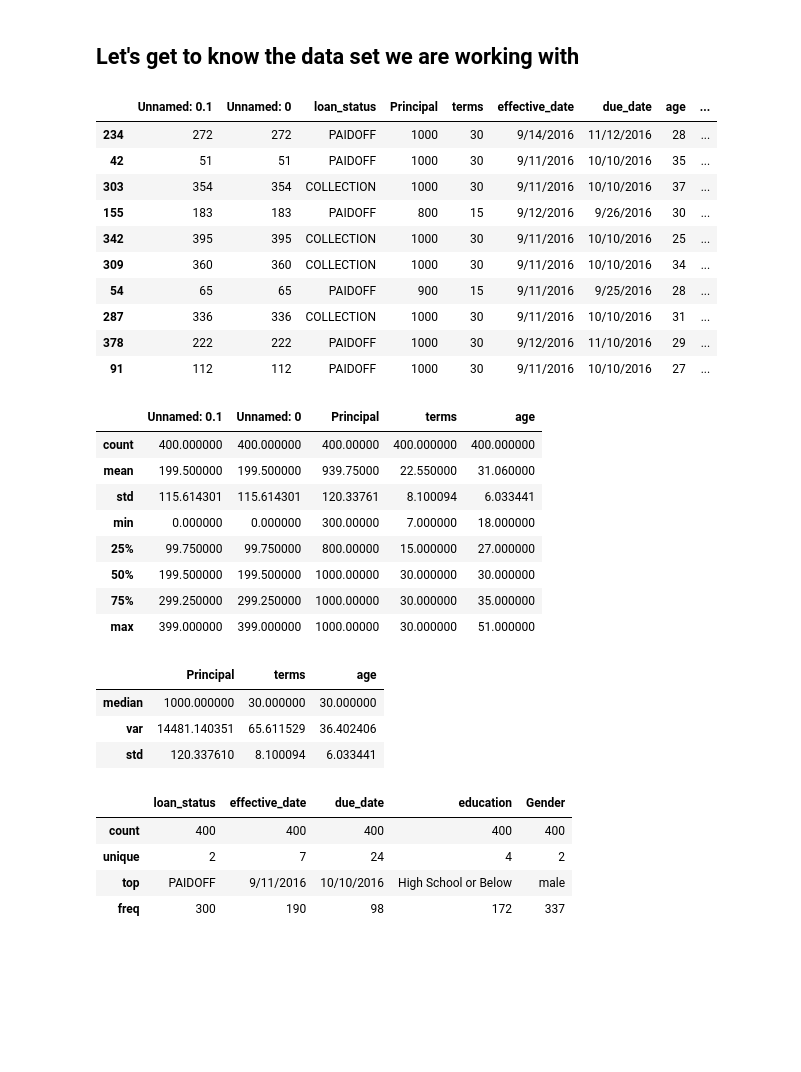
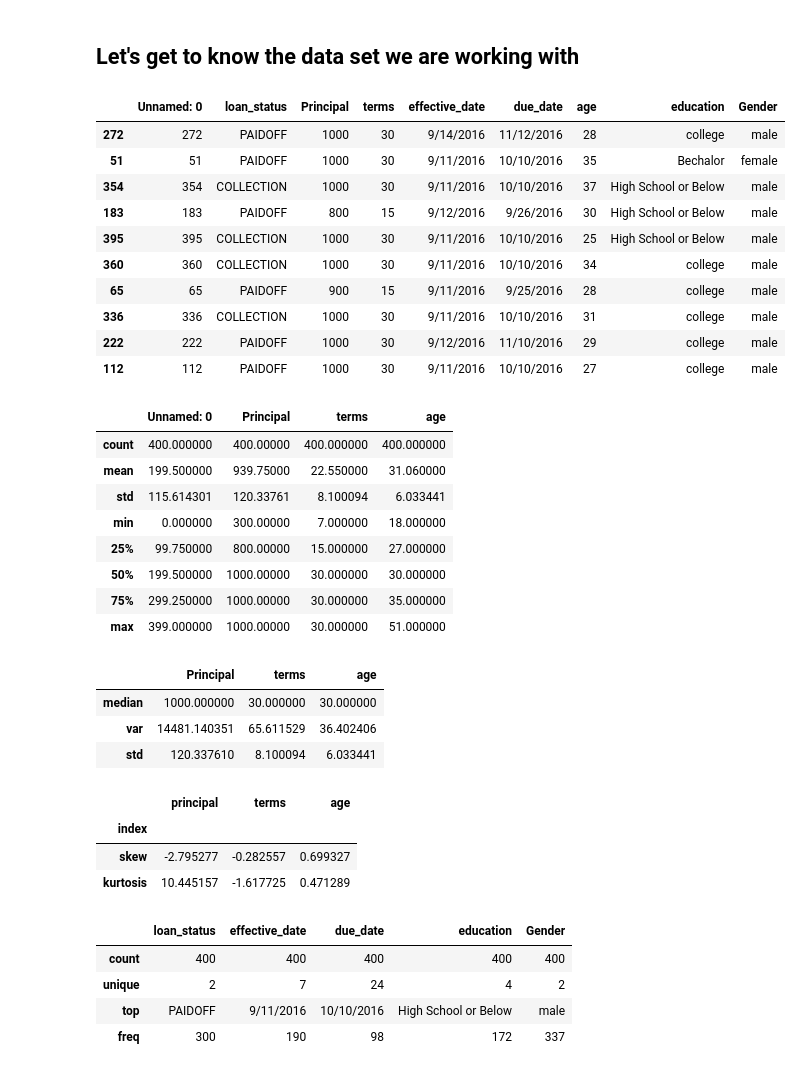
Before and after one commit to ThatPoter/Bank-Loan-Classifier, a Jupyter notebook: LoansStatusClassification(Balanced).ipynb, the cells around one changed output. Cells and saved outputs as stored; diff of their text form; code cells hidden in the pictures; blank space fills up the shorter version.

```diff
--- a/LoansStatusClassification(Balanced).ipynb
+++ b/LoansStatusClassification(Balanced).ipynb
@@ -10,38 +10,38 @@ import numpy as np
 # %% [markdown]
 ## Let's get to know the data set we are working with
 # %%
-# Set the seed for reproducible results
+# set the seed for reproducible results
 np.random.seed(123)
 
-# Set plot style
+# set plot style
 sns.set_style("darkgrid")
 
-# Load the data and get a sample of it
-df = pd.read_csv("loans.csv")
+# load the data and get a sample of it
+df = pd.read_csv("loans.csv", index_col=0)
 df.sample(10)
 # %% [output]
-|  | Unnamed: 0.1 | Unnamed: 0 | loan_status | Principal | terms | effective_date | due_date | age | ... |
-| 234 | 272 | 272 | PAIDOFF | 1000 | 30 | 9/14/2016 | 11/12/2016 | 28 | ... |
-| 42 | 51 | 51 | PAIDOFF | 1000 | 30 | 9/11/2016 | 10/10/2016 | 35 | ... |
-| 303 | 354 | 354 | COLLECTION | 1000 | 30 | 9/11/2016 | 10/10/2016 | 37 | ... |
-| 155 | 183 | 183 | PAIDOFF | 800 | 15 | 9/12/2016 | 9/26/2016 | 30 | ... |
-| 342 | 395 | 395 | COLLECTION | 1000 | 30 | 9/11/2016 | 10/10/2016 | 25 | ... |
-| 309 | 360 | 360 | COLLECTION | 1000 | 30 | 9/11/2016 | 10/10/2016 | 34 | ... |
-| 54 | 65 | 65 | PAIDOFF | 900 | 15 | 9/11/2016 | 9/25/2016 | 28 | ... |
-| 287 | 336 | 336 | COLLECTION | 1000 | 30 | 9/11/2016 | 10/10/2016 | 31 | ... |
-| 378 | 222 | 222 | PAIDOFF | 1000 | 30 | 9/12/2016 | 11/10/2016 | 29 | ... |
-| 91 | 112 | 112 | PAIDOFF | 1000 | 30 | 9/11/2016 | 10/10/2016 | 27 | ... |
+|  | Unnamed: 0 | loan_status | Principal | terms | effective_date | due_date | age | education | Gender |
+| 272 | 272 | PAIDOFF | 1000 | 30 | 9/14/2016 | 11/12/2016 | 28 | college | male |
+| 51 | 51 | PAIDOFF | 1000 | 30 | 9/11/2016 | 10/10/2016 | 35 | Bechalor | female |
+| 354 | 354 | COLLECTION | 1000 | 30 | 9/11/2016 | 10/10/2016 | 37 | High School or Below | male |
+| 183 | 183 | PAIDOFF | 800 | 15 | 9/12/2016 | 9/26/2016 | 30 | High School or Below | male |
+| 395 | 395 | COLLECTION | 1000 | 30 | 9/11/2016 | 10/10/2016 | 25 | High School or Below | male |
+| 360 | 360 | COLLECTION | 1000 | 30 | 9/11/2016 | 10/10/2016 | 34 | college | male |
+| 65 | 65 | PAIDOFF | 900 | 15 | 9/11/2016 | 9/25/2016 | 28 | college | male |
+| 336 | 336 | COLLECTION | 1000 | 30 | 9/11/2016 | 10/10/2016 | 31 | college | male |
+| 222 | 222 | PAIDOFF | 1000 | 30 | 9/12/2016 | 11/10/2016 | 29 | college | male |
+| 112 | 112 | PAIDOFF | 1000 | 30 | 9/11/2016 | 10/10/2016 | 27 | college | male |
 # %%
-# Let's check the summary statistics for numeric features
+# let's check the summary statistics for numeric features
 df.describe()
 # %% [output]
-|  | Unnamed: 0.1 | Unnamed: 0 | Principal | terms | age |
-| count | 400.000000 | 400.000000 | 400.00000 | 400.000000 | 400.000000 |
-| mean | 199.500000 | 199.500000 | 939.75000 | 22.550000 | 31.060000 |
-| std | 115.614301 | 115.614301 | 120.33761 | 8.100094 | 6.033441 |
-| min | 0.000000 | 0.000000 | 300.00000 | 7.000000 | 18.000000 |
-| 25% | 99.750000 | 99.750000 | 800.00000 | 15.000000 | 27.000000 |
-| 50% | 199.500000 | 199.500000 | 1000.00000 | 30.000000 | 30.000000 |
-| 75% | 299.250000 | 299.250000 | 1000.00000 | 30.000000 | 35.000000 |
-| max | 399.000000 | 399.000000 | 1000.00000 | 30.000000 | 51.000000 |
+|  | Unnamed: 0 | Principal | terms | age |
+| count | 400.000000 | 400.00000 | 400.000000 | 400.000000 |
+| mean | 199.500000 | 939.75000 | 22.550000 | 31.060000 |
+| std | 115.614301 | 120.33761 | 8.100094 | 6.033441 |
+| min | 0.000000 | 300.00000 | 7.000000 | 18.000000 |
+| 25% | 99.750000 | 800.00000 | 15.000000 | 27.000000 |
+| 50% | 199.500000 | 1000.00000 | 30.000000 | 30.000000 |
+| 75% | 299.250000 | 1000.00000 | 30.000000 | 35.000000 |
+| max | 399.000000 | 1000.00000 | 30.000000 | 51.000000 |
 # %%
@@ -63,4 +62,18 @@ df.drop(
 | median | 1000.000000 | 30.000000 | 30.000000 |
 | var | 14481.140351 | 65.611529 | 36.402406 |
 | std | 120.337610 | 8.100094 | 6.033441 |
+# %%
+# let's check the skewness and peak density of the data distribution
+skew_kurtosis = {
+    "index": ["skew", "kurtosis"],
+    "principal": [skew(df.Principal), kurtosis(df.Principal)],
+    "terms": [skew(df.terms), kurtosis(df.terms)],
+    "age": [skew(df.age), kurtosis(df.age)],
+}
+pd.DataFrame(skew_kurtosis).set_index("index")
+# %% [output]
+|  | principal | terms | age |
+| index |  |  |  |
+| skew | -2.795277 | -0.282557 | 0.699327 |
+| kurtosis | 10.445157 | -1.617725 | 0.471289 |
 # %%
```
Also changed, not shown: parts of 31 cells of this notebook, 1 other file.
